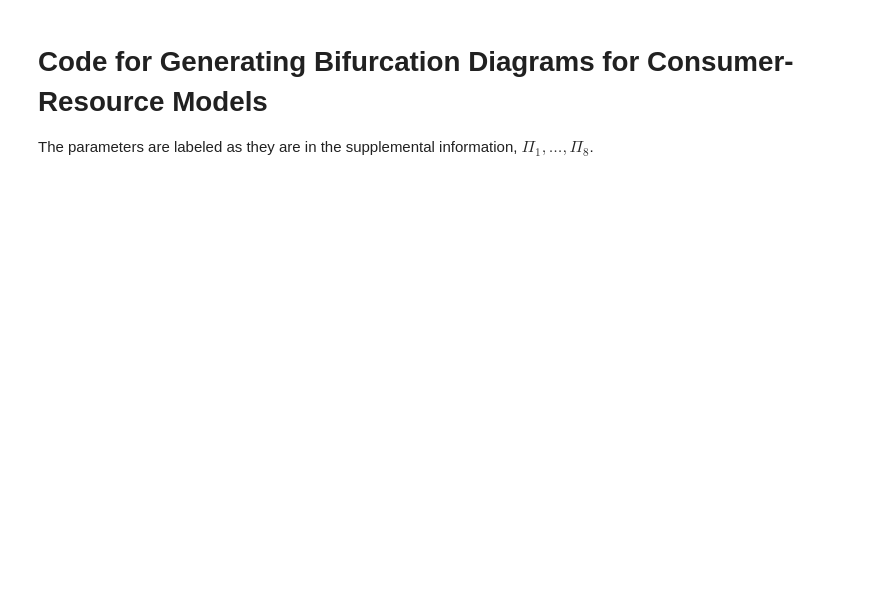
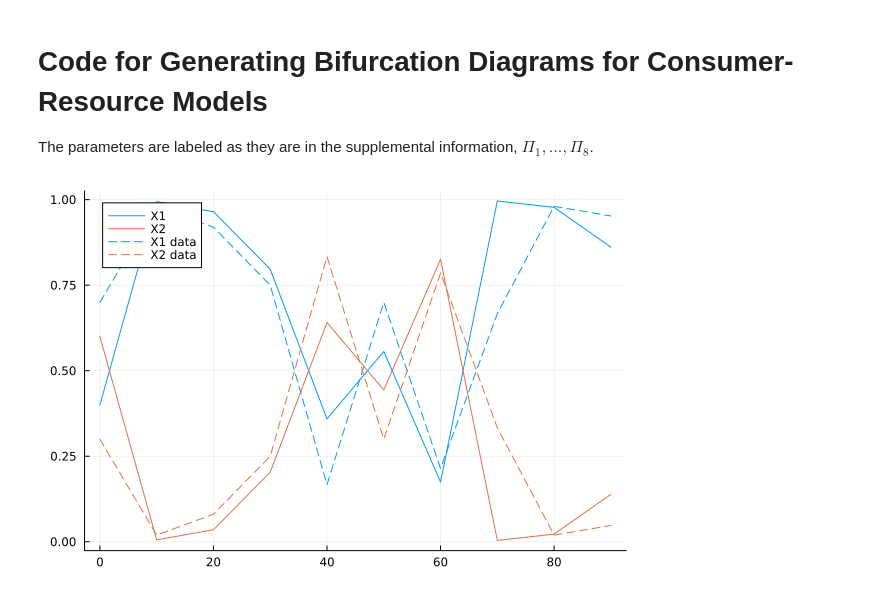
Before and after one commit to tdbeardsley/chaos-in-microbial-models, a Jupyter notebook: cr_bifurcation_diagrams.ipynb, the cells around one changed output. Saved outputs shown, nothing was run; the diff lists cells and outputs as text; code cells hidden in the pictures; blank space fills up the shorter version.

Commit message:
update plotting scripts

```diff
--- a/cr_bifurcation_diagrams.ipynb
+++ b/cr_bifurcation_diagrams.ipynb
@@ -13,4 +14,30 @@ using DifferentialEquations
 
 include("parameter_collection.jl");
 include("utility_functions.jl");
+# %%
+### Plot example system
+
+ex_params = Pi_5;
+ex_data = DataFrame(Arrow.Table("data/a_10d_rel.arrow"));
+ex_times = Vector(ex_data.time);
+
+example_sol = integrate_dilution_system(
+    sys,
+    ex_params,
+    initial_values,
+    (0, ex_times[end]),
+    ex_times[2:end-1],
+    dilution_affect_3(0.1, initial_values),
+    maxiters = 1e10,
+    reltol = 1e-16,
+    abstol = 1e-8,
+    progress = true
+);
+
+ex_vals = permutedims(reduce(hcat, get_dilution_values(ex_times, example_sol, lr = :right)))[:, 1:2];
+
+plot(ex_times, ex_vals ./ sum(ex_vals, dims = 2), label = ["X1" "X2"], markerstrokewidth = 2, color = [1 2])
+plot!(ex_times, Matrix(ex_data[:, 2:3]), label = ["X1 data" "X2 data"], linestyle = :dash, color = [1 2])
+# %% [output]
+[figure, added]
 # %%
```
Also changed, not shown: parts of 4 cells of this notebook, 6 other files.
